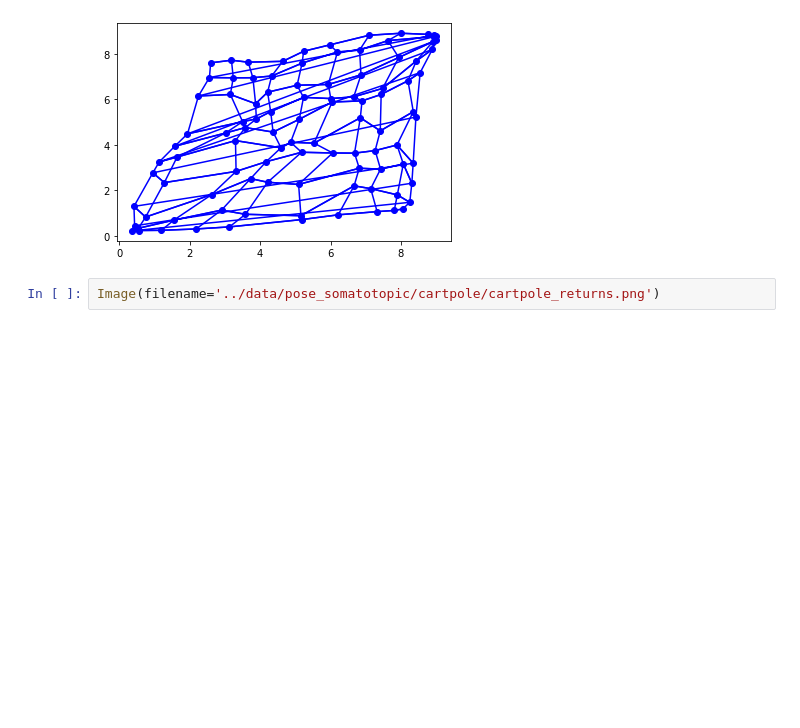
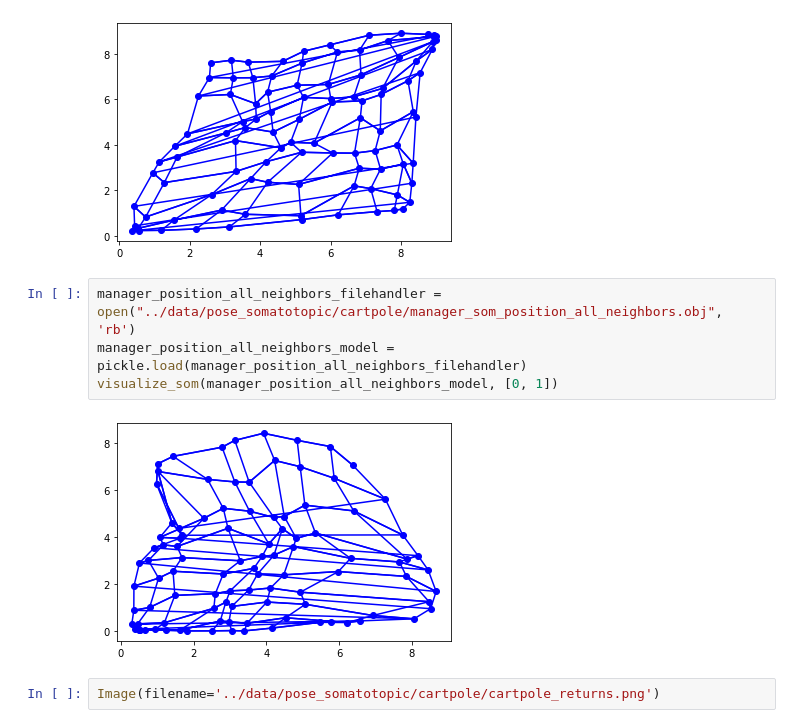
Before and after one commit to johnlime/hierarchical_som, a Jupyter notebook: demo/Visualization.ipynb, the cells around one changed output. Drawn from its saved outputs; the diff is of its cells as text; blank space fills up the shorter version.

```diff
--- a/demo/Visualization.ipynb
+++ b/demo/Visualization.ipynb
@@ -73,6 +96,12 @@ visualize_som(manager_position_model, [0, 1])
 # %% [output]
 path exception
 [figure]
+# %%
+manager_position_all_neighbors_filehandler = open("../data/pose_somatotopic/cartpole/manager_som_position_all_neighbors.obj", 'rb')
+manager_position_all_neighbors_model = pickle.load(manager_position_all_neighbors_filehandler)
+visualize_som(manager_position_all_neighbors_model, [0, 1])
+# %% [output]
+[figure, added]
 # %%
 Image(filename='../data/pose_somatotopic/cartpole/cartpole_returns.png')
 # %% [output]
```
Also changed, not shown: parts of 11 cells of this notebook, 1 other file.
